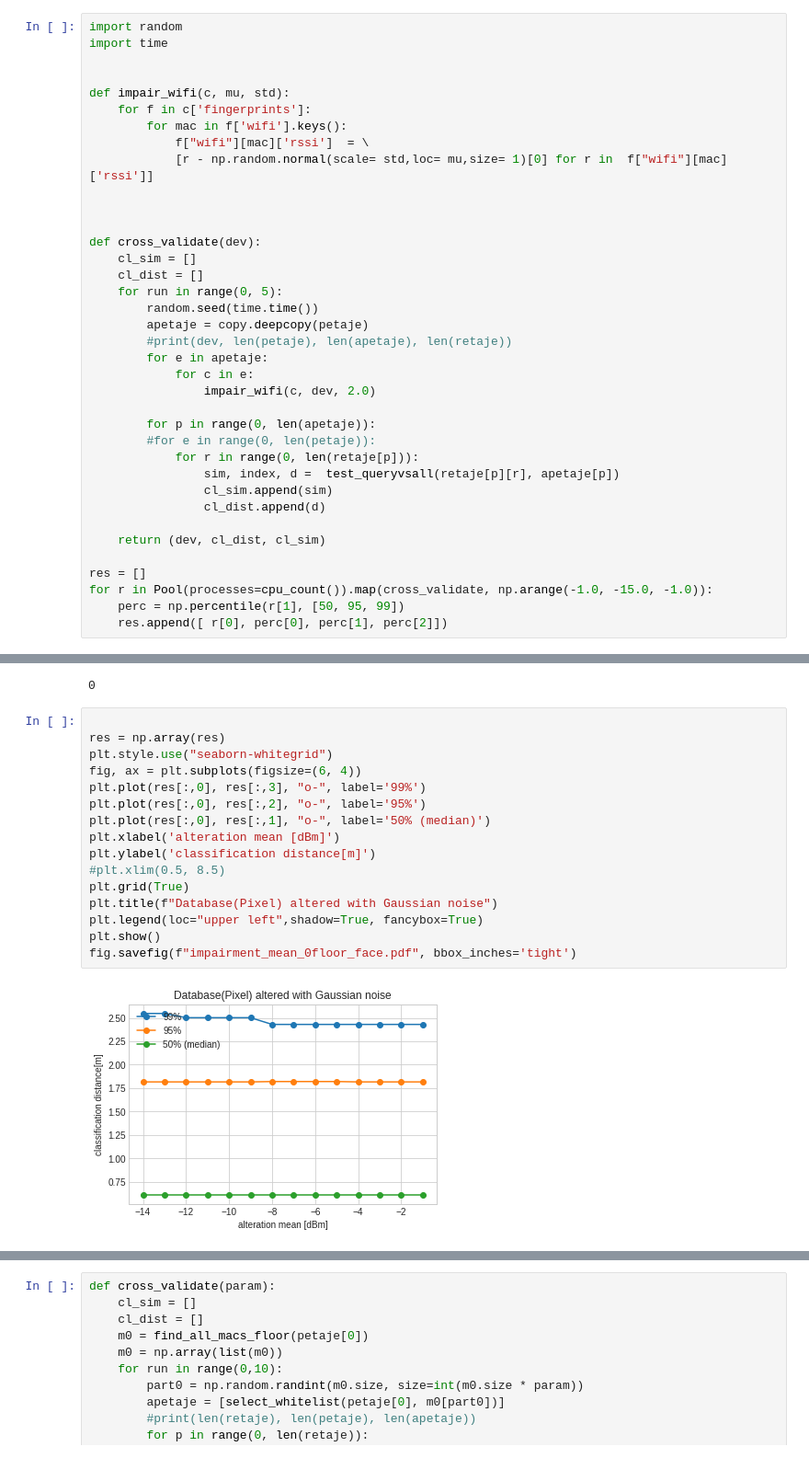
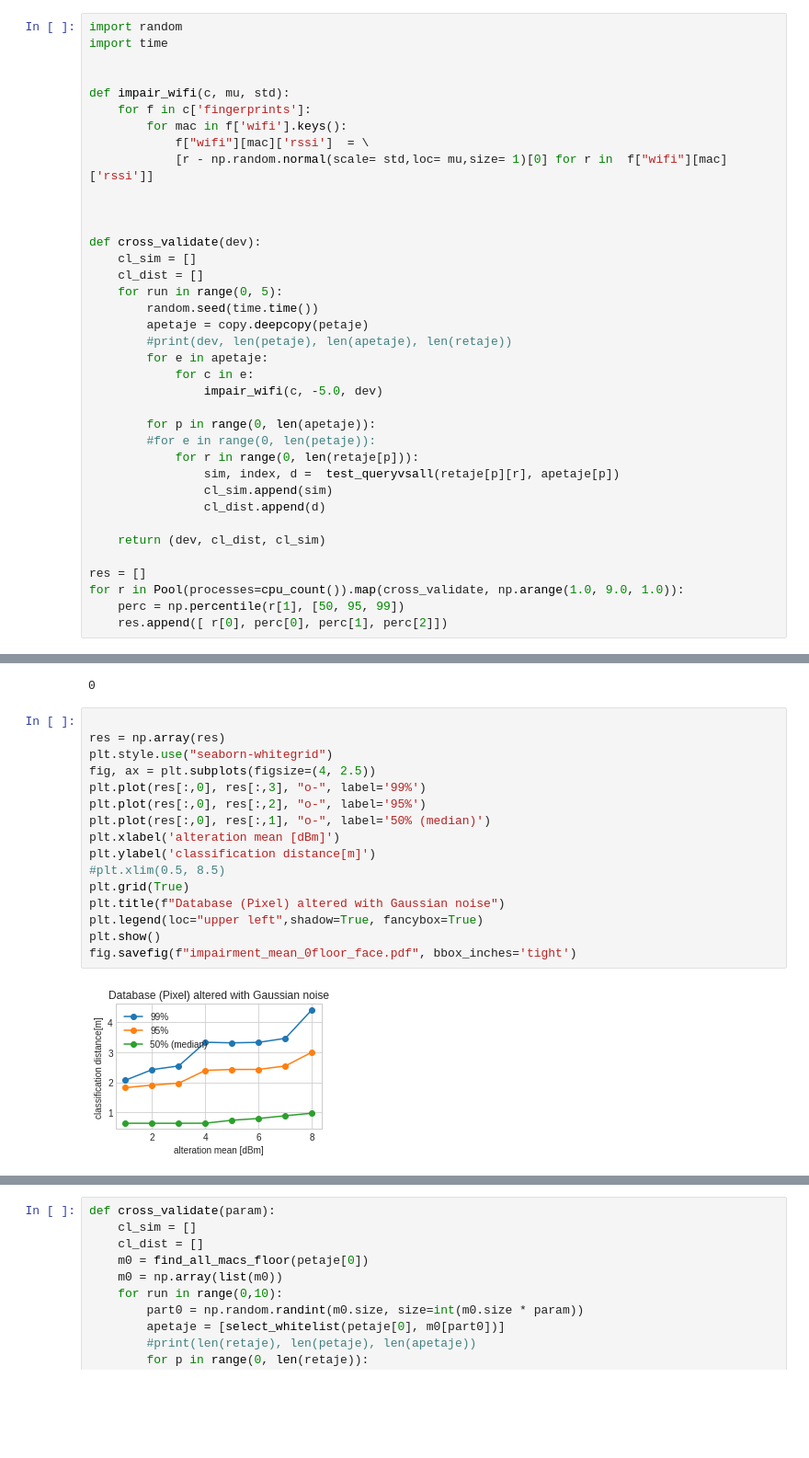
Before and after one commit to documenteinaer/similarity, a Jupyter notebook: similarity-studiu-simil_methods.ipynb, the cells around one changed output, grey strips where cells are left out. Shown at 92% size. Cells and saved outputs as stored; diff of their text form; blank space fills up the shorter version.

```diff
--- a/similarity-studiu-simil_methods.ipynb
+++ b/similarity-studiu-simil_methods.ipynb
@@ -329,7 +329,7 @@ def cross_validate(dev):
         #print(dev, len(petaje), len(apetaje), len(retaje))
         for e in apetaje:
             for c in e:
-                impair_wifi(c, dev, 2.0)
+                impair_wifi(c, -5.0, dev)
 
         for p in range(0, len(apetaje)):
         #for e in range(0, len(petaje)):
@@ -341,7 +341,7 @@ def cross_validate(dev):
     return (dev, cl_dist, cl_sim)
 
 res = []
-for r in Pool(processes=cpu_count()).map(cross_validate, np.arange(-1.0, -15.0, -1.0)):
+for r in Pool(processes=cpu_count()).map(cross_validate, np.arange(1.0, 9.0, 1.0)):
     perc = np.percentile(r[1], [50, 95, 99])
     res.append([ r[0], perc[0], perc[1], perc[2]])
 # %%
@@ -352,21 +352,21 @@ print(0)
 # %%
 
 res = np.array(res)
 plt.style.use("seaborn-whitegrid")
-fig, ax = plt.subplots(figsize=(6, 4))
+fig, ax = plt.subplots(figsize=(4, 2.5))
 plt.plot(res[:,0], res[:,3], "o-", label='99%')
 plt.plot(res[:,0], res[:,2], "o-", label='95%')
 plt.plot(res[:,0], res[:,1], "o-", label='50% (median)')
 plt.xlabel('alteration mean [dBm]')
 plt.ylabel('classification distance[m]')
 #plt.xlim(0.5, 8.5)
 plt.grid(True)
-plt.title(f"Database(Pixel) altered with Gaussian noise")
+plt.title(f"Database (Pixel) altered with Gaussian noise")
 plt.legend(loc="upper left",shadow=True, fancybox=True)
 plt.show()
 fig.savefig(f"impairment_mean_0floor_face.pdf", bbox_inches='tight')
 # %% [output]
-[figure, old version]
+[figure, new version]
 # %% [markdown]
 
 ![image.png](attachment:image.png)
```
Also changed, not shown: parts of 3 cells of this notebook, 4 other files.
